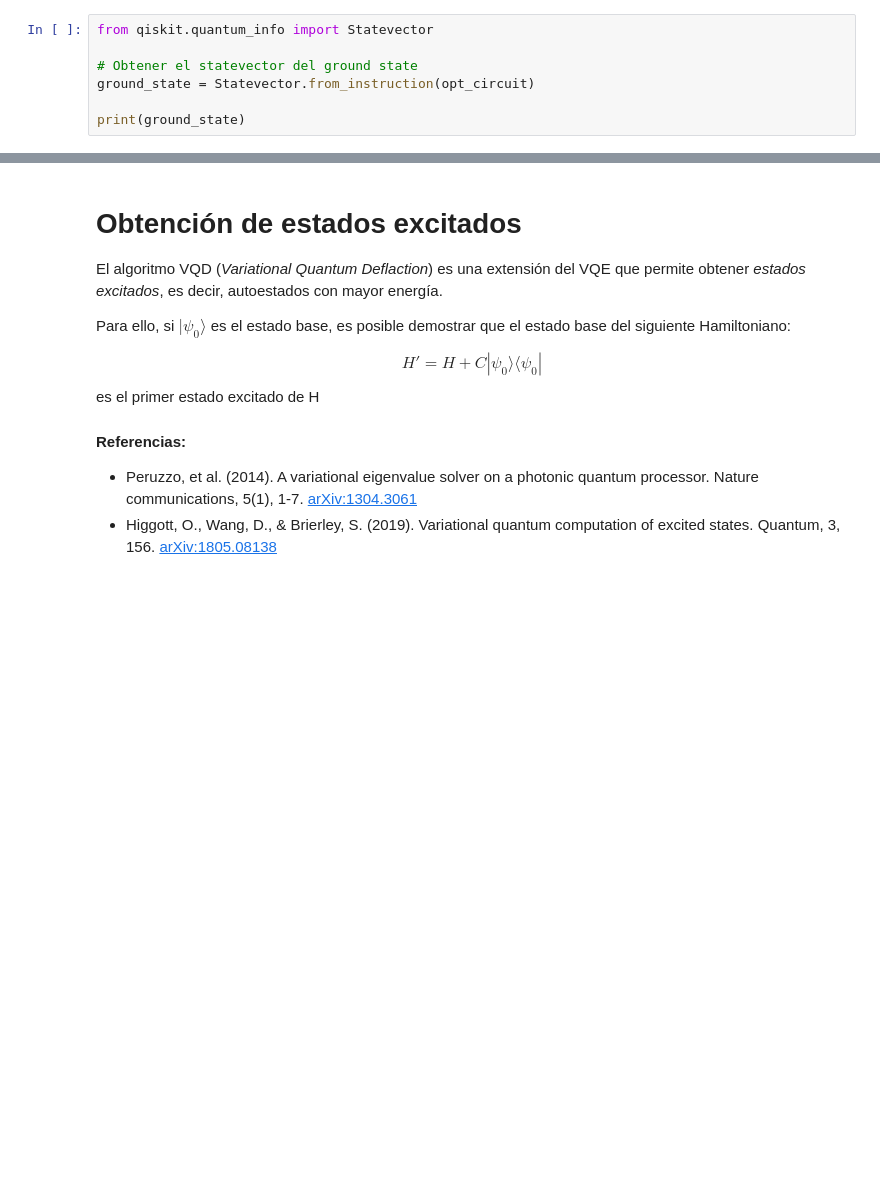
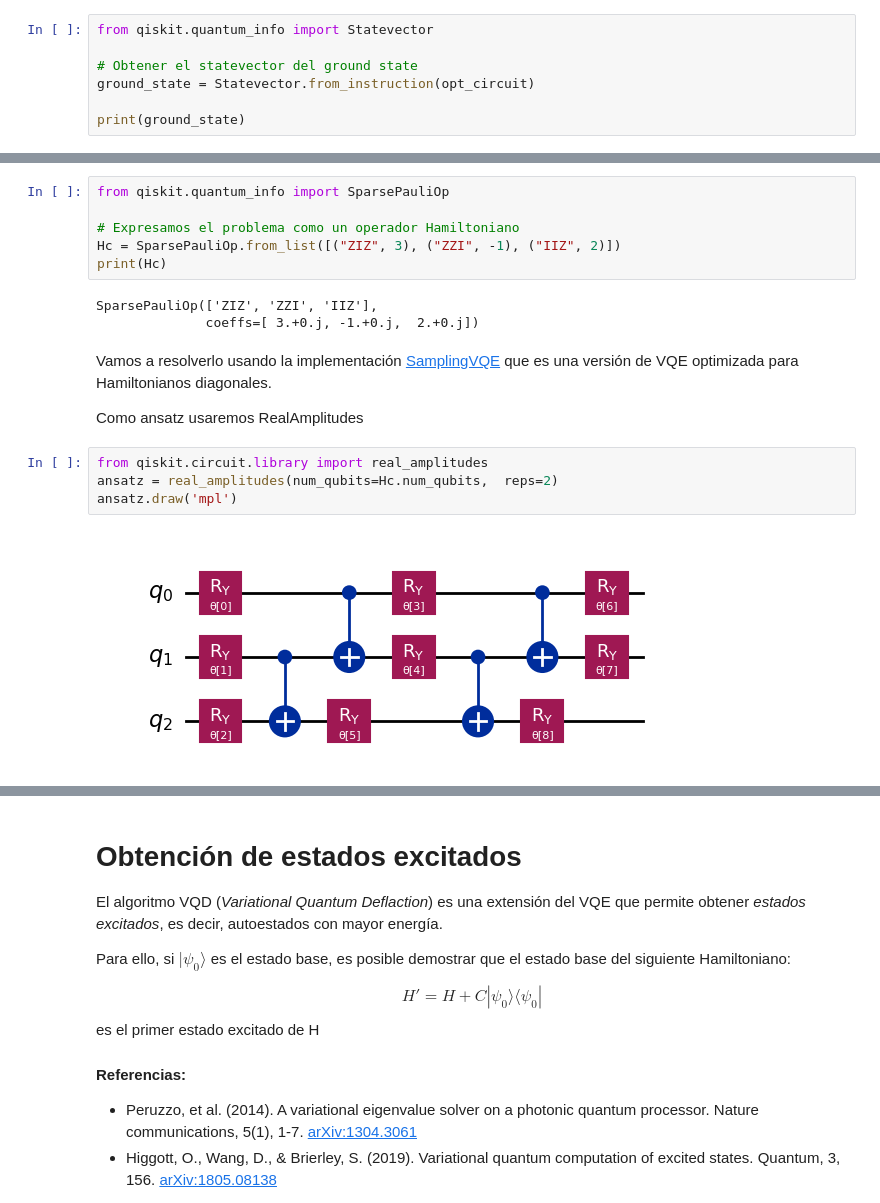
Before and after one commit to tarabelo/PIAC-2526, a Jupyter notebook: Algoritmo cuántico variacional para el cálculo de autovalores (VQE).ipynb, the cells around one changed output, grey strips where cells are left out. Drawn from its saved outputs; the diff is of its cells as text; blank space fills up the shorter version.

```diff
--- a/Algoritmo cuántico variacional para el cálculo de autovalores (VQE).ipynb
+++ b/Algoritmo cuántico variacional para el cálculo de autovalores (VQE).ipynb
@@ -206,0 +266,19 @@ En https://quantum.cloud.ibm.com/learning/en/courses/quantum-chem-with-vqe podé
+# %%
+from qiskit.quantum_info import SparsePauliOp
+
+# Expresamos el problema como un operador Hamiltoniano
+Hc = SparsePauliOp.from_list([("ZIZ", 3), ("ZZI", -1), ("IIZ", 2)])
+print(Hc)
+# %% [output]
+SparsePauliOp(['ZIZ', 'ZZI', 'IIZ'],
+              coeffs=[ 3.+0.j, -1.+0.j,  2.+0.j])
+# %% [markdown]
+Vamos a resolverlo usando la implementación [SamplingVQE](https://qiskit-community.github.io/qiskit-algorithms/stubs/qiskit_algorithms.SamplingVQE.html) que es una versión de VQE optimizada para Hamiltonianos diagonales.
+
+Como ansatz usaremos RealAmplitudes
+# %%
+from qiskit.circuit.library import real_amplitudes
+ansatz = real_amplitudes(num_qubits=Hc.num_qubits,  reps=2)
+ansatz.draw('mpl')
+# %% [output]
+[figure, added]
```
Also changed, not shown: parts of 11 cells of this notebook.
